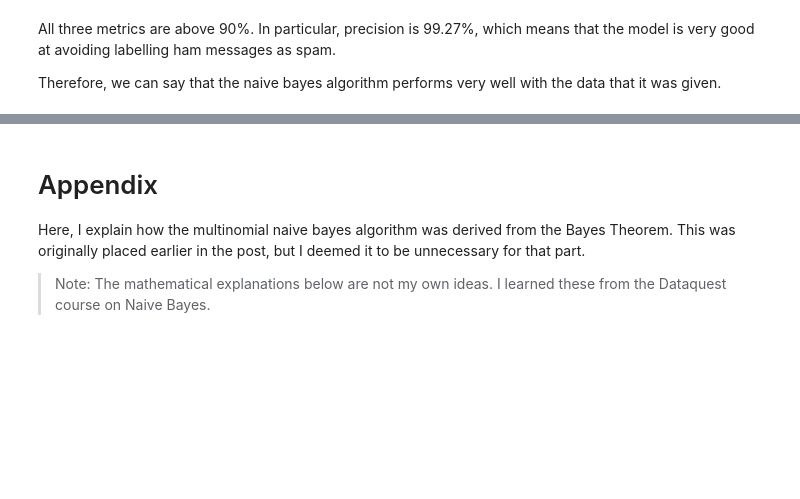
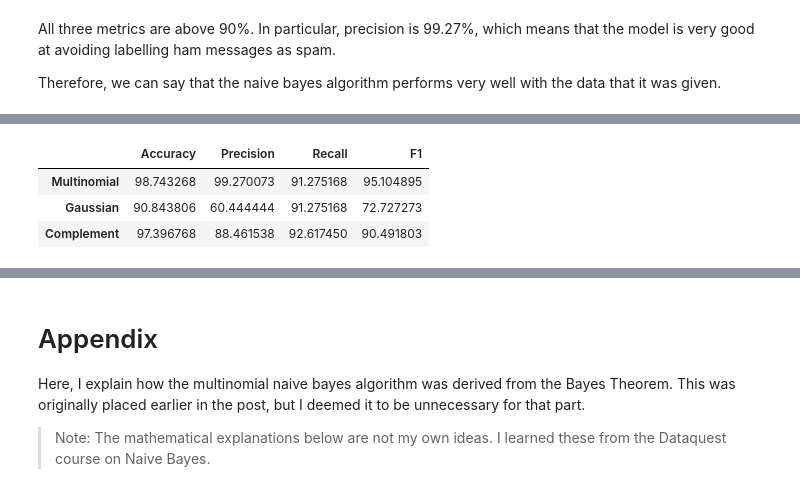
Before and after one commit to MiguelAHG/mahg-data-science, a Jupyter notebook: _notebooks/2021-12-14-Naive-Bayes-Algorithm-Detecting-Spam-Messages.ipynb, the cells around one changed output, grey strips where cells are left out. Saved outputs shown, nothing was run; the diff lists cells and outputs as text; code cells hidden in the pictures; blank space fills up the shorter version.

Commit message:
Add "scikit-learn Classes for Naive Bayes"

```diff
--- a/_notebooks/2021-12-14-Naive-Bayes-Algorithm-Detecting-Spam-Messages.ipynb
+++ b/_notebooks/2021-12-14-Naive-Bayes-Algorithm-Detecting-Spam-Messages.ipynb
@@ -604,0 +624,57 @@ Therefore, we can say that the naive bayes algorithm performs very well with the
+# %%
+#collapse-hide
+from sklearn.naive_bayes import MultinomialNB, GaussianNB, ComplementNB
+from sklearn.metrics import accuracy_score, precision_score, recall_score, f1_score
+
+nb_classes = {
+    "Multinomial": MultinomialNB,
+    "Gaussian": GaussianNB,
+    "Complement": ComplementNB,
+}
+
+metric_funcs = {
+    "Accuracy": accuracy_score,
+    "Precision": precision_score,
+    "Recall": recall_score,
+    "F1": f1_score,
+}
+
+result_rows = []
+
+test_word_counts = to_word_counts(X_test_preprocessed)
+
+for class_name in nb_classes:
+    nb = nb_classes[class_name]
+    model = nb()
+    model.fit(
+        word_counts,
+        y_train,
+    )
+    y_pred = model.predict(test_word_counts)
+
+    metric_results = pd.Series(name = class_name, dtype = "float64")
+
+    for metric_name, score_func in metric_funcs.items():
+        if metric_name == "Accuracy":
+            score = score_func(
+                y_true = y_test,
+                y_pred = y_pred,
+            )
+        else:
+            score = score_func(
+                y_true = y_test,
+                y_pred = y_pred,
+                pos_label = "spam",
+            )
+        metric_results[metric_name] = score * 100
+
+    result_rows.append(metric_results)
+
+result_df = pd.DataFrame(result_rows)
+
+result_df
+# %% [output]
+|  | Accuracy | Precision | Recall | F1 |
+| Multinomial | 98.743268 | 99.270073 | 91.275168 | 95.104895 |
+| Gaussian | 90.843806 | 60.444444 | 91.275168 | 72.727273 |
+| Complement | 97.396768 | 88.461538 | 92.617450 | 90.491803 |
```
Also changed, not shown: parts of 7 cells of this notebook.
